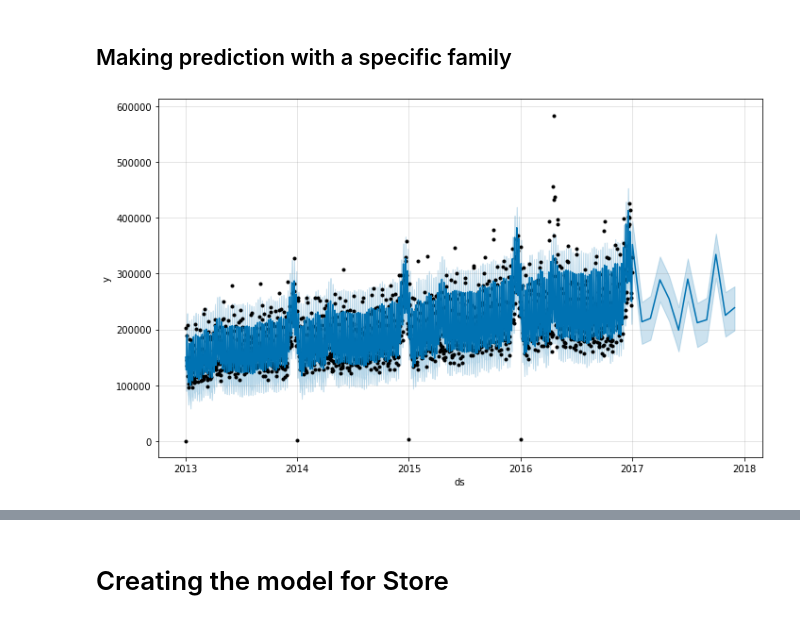
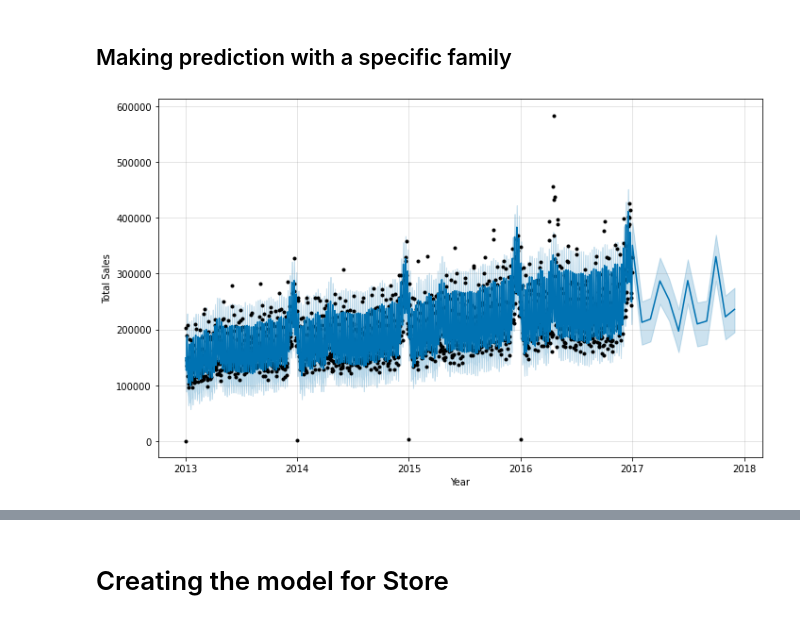
Before and after one commit to mrdaraujo/business_case_869, a Jupyter notebook: notebooks/Testing the function (Prophet).ipynb, the cells around one changed output, grey strips where cells are left out. Saved outputs shown, nothing was run; the diff lists cells and outputs as text; code cells hidden in the pictures.

Commit message:
saving the prophet

```diff
--- a/notebooks/Testing the function (Prophet).ipynb
+++ b/notebooks/Testing the function (Prophet).ipynb
@@ -65,7 +65,7 @@ def family(sales_and_stores):
 
 
         # Instantiating the FB Prophet model
-        model = Prophet(seasonality_mode='multiplicative')
+        model = Prophet(seasonality_mode='multiplicative', daily_seasonality=True)
 
         # fitting the model on the train test
         model.fit(train)
@@ -228,7 +224,7 @@ forecast_future.head()
 # %% [markdown]
 ## Making prediction with a specific family
 # %%
-model_family['GROCERY I'].plot(forecast_future);
+model_family['GROCERY I'].plot(forecast_future, xlabel='Year', ylabel='Total Sales');
 # %% [output]
-[figure, old version]
+[figure, new version]
 # %%
```
Also changed, not shown: parts of 8 cells of this notebook.
